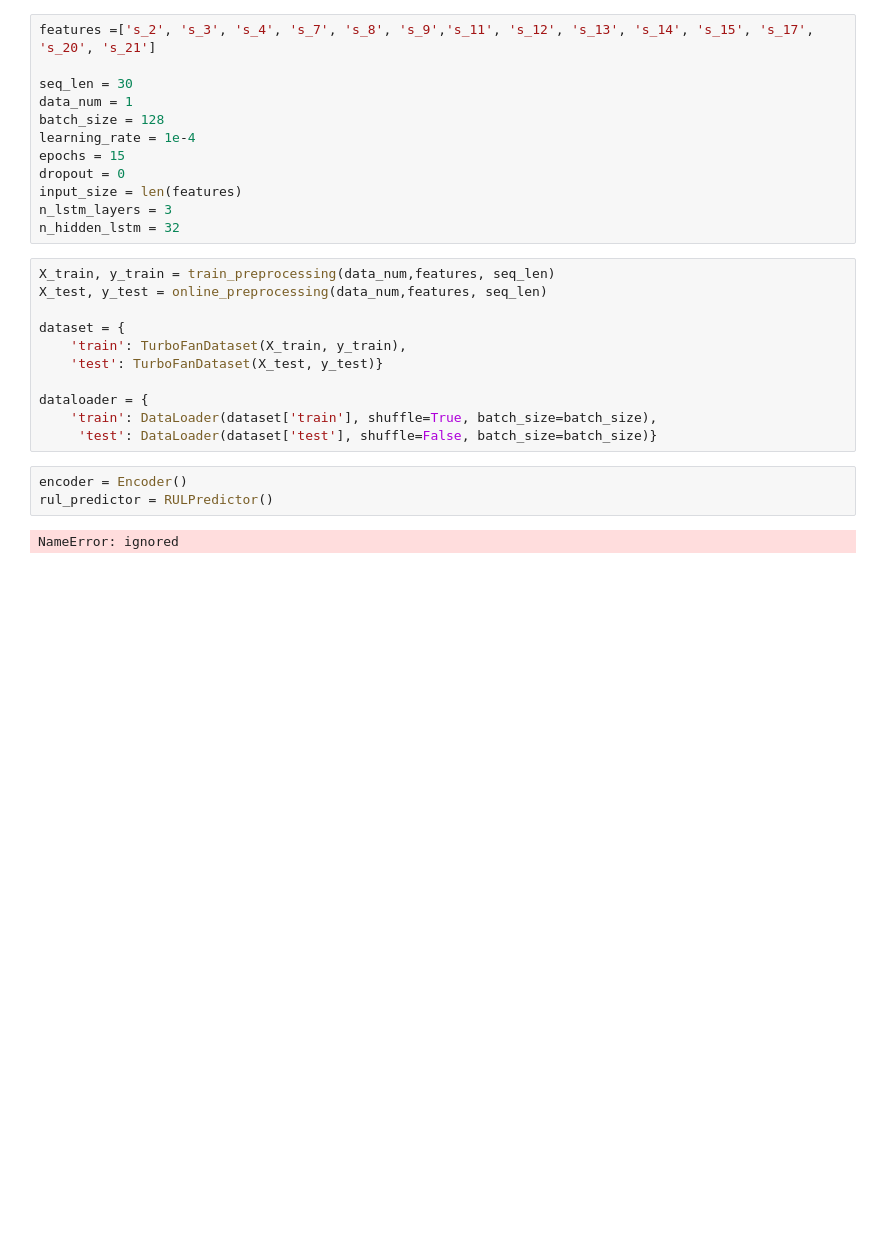
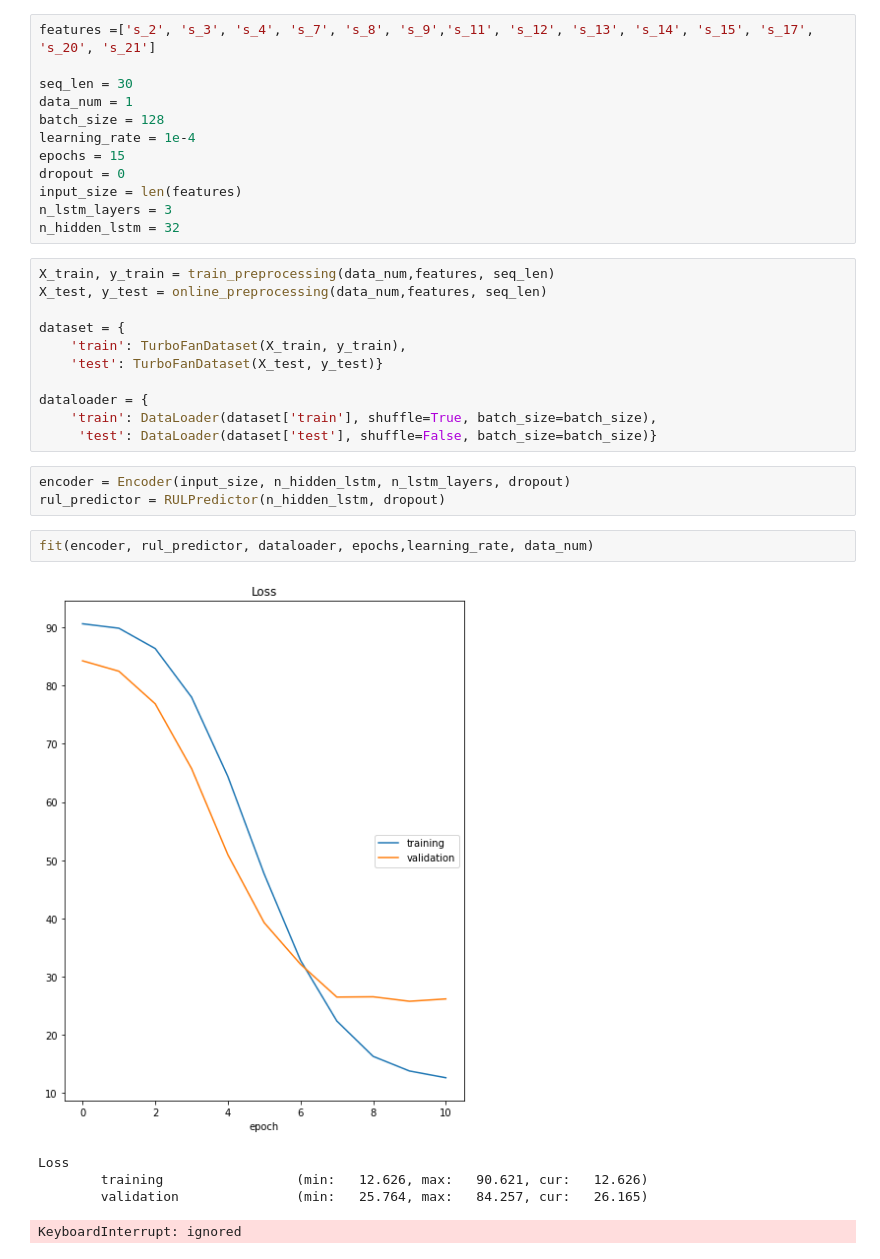
Before and after one commit to ettouilebouael/pdm-thesis, a Jupyter notebook: domain_adaptation/FD001_domain_adaptation.ipynb, the cells around one changed output. Drawn from its saved outputs; the diff is of its cells as text; blank space fills up the shorter version.

```diff
--- a/domain_adaptation/FD001_domain_adaptation.ipynb
+++ b/domain_adaptation/FD001_domain_adaptation.ipynb
@@ -52,7 +52,13 @@ dataloader = {
     'train': DataLoader(dataset['train'], shuffle=True, batch_size=batch_size),
      'test': DataLoader(dataset['test'], shuffle=False, batch_size=batch_size)}
 # %%
-encoder = Encoder()
-rul_predictor = RULPredictor()
+encoder = Encoder(input_size, n_hidden_lstm, n_lstm_layers, dropout)
+rul_predictor = RULPredictor(n_hidden_lstm, dropout)
-# %% [output]
-NameError: ignored
+# %%
+fit(encoder, rul_predictor, dataloader, epochs,learning_rate, data_num)
+# %% [output]
+[figure, added]
+Loss
+        training                 (min:   12.626, max:   90.621, cur:   12.626)
+        validation               (min:   25.764, max:   84.257, cur:   26.165)
+KeyboardInterrupt: ignored
```
Also changed, not shown: parts of 1 cell of this notebook.
